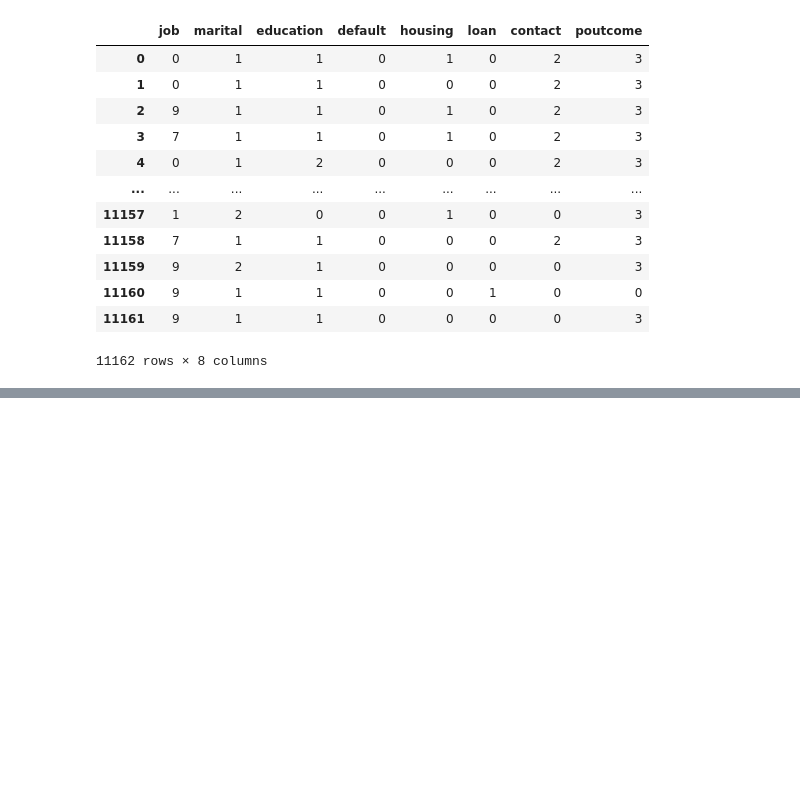
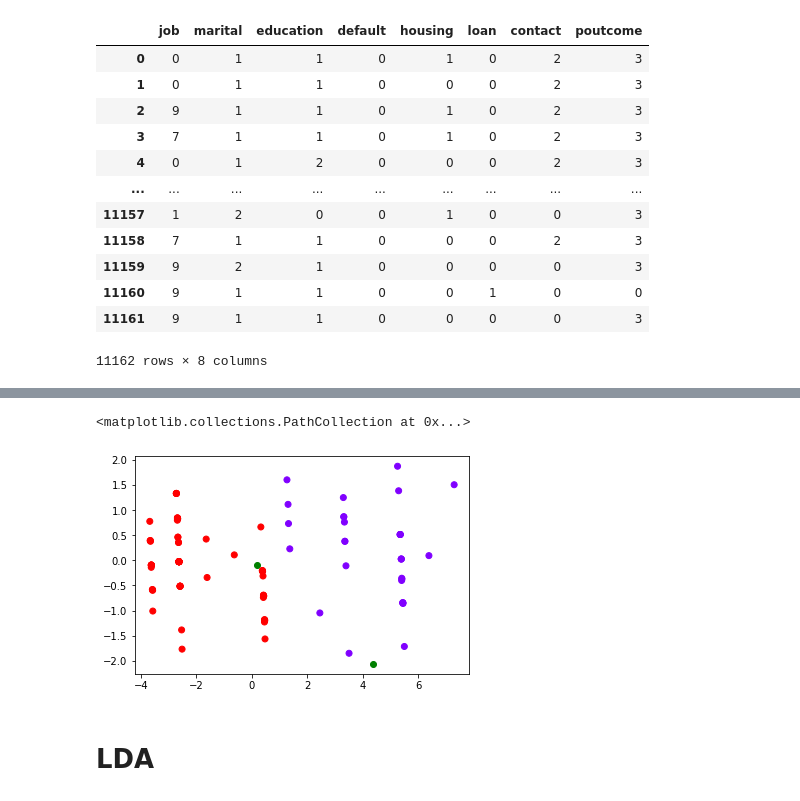
Before and after one commit to hxri/Deep-Learning-Lab, a Jupyter notebook: Experiment_4_KMeans_PCA_LDA_ipynb.ipynb, the cells around one changed output, grey strips where cells are left out. Saved outputs shown, nothing was run; the diff lists cells and outputs as text; code cells hidden in the pictures; blank space fills up the shorter version.

```diff
--- a/Experiment_4_KMeans_PCA_LDA_ipynb.ipynb
+++ b/Experiment_4_KMeans_PCA_LDA_ipynb.ipynb
@@ -292,0 +319,8 @@ plt.scatter(final_df[0], final_df[1])
+# %%
+plt.scatter(centers[0], centers[1], color='green')
+plt.scatter(new_df['pc1'], new_df['pc2'], c=lb, cmap='rainbow')
+# %% [output]
+<matplotlib.collections.PathCollection at 0x...>
+[figure, added]
+# %% [markdown]
+# LDA
```
Also changed, not shown: parts of 71 cells of this notebook.
